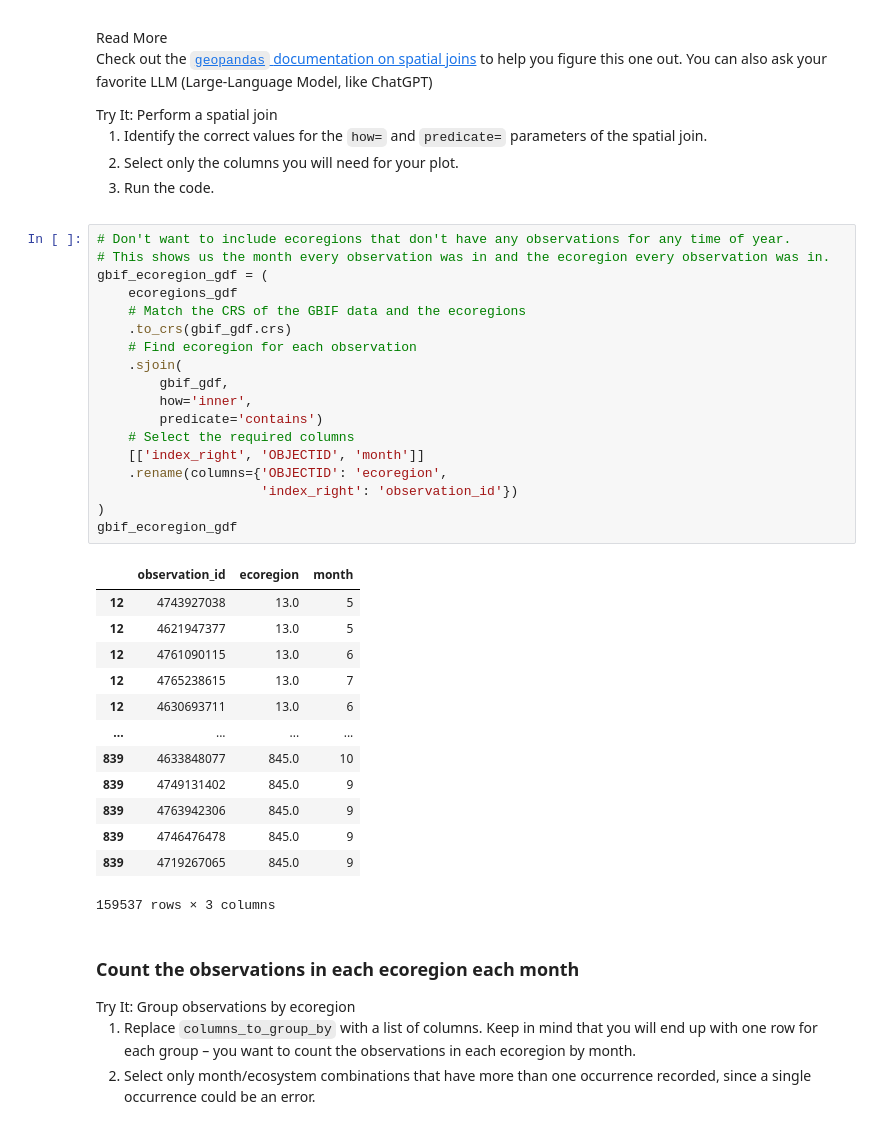
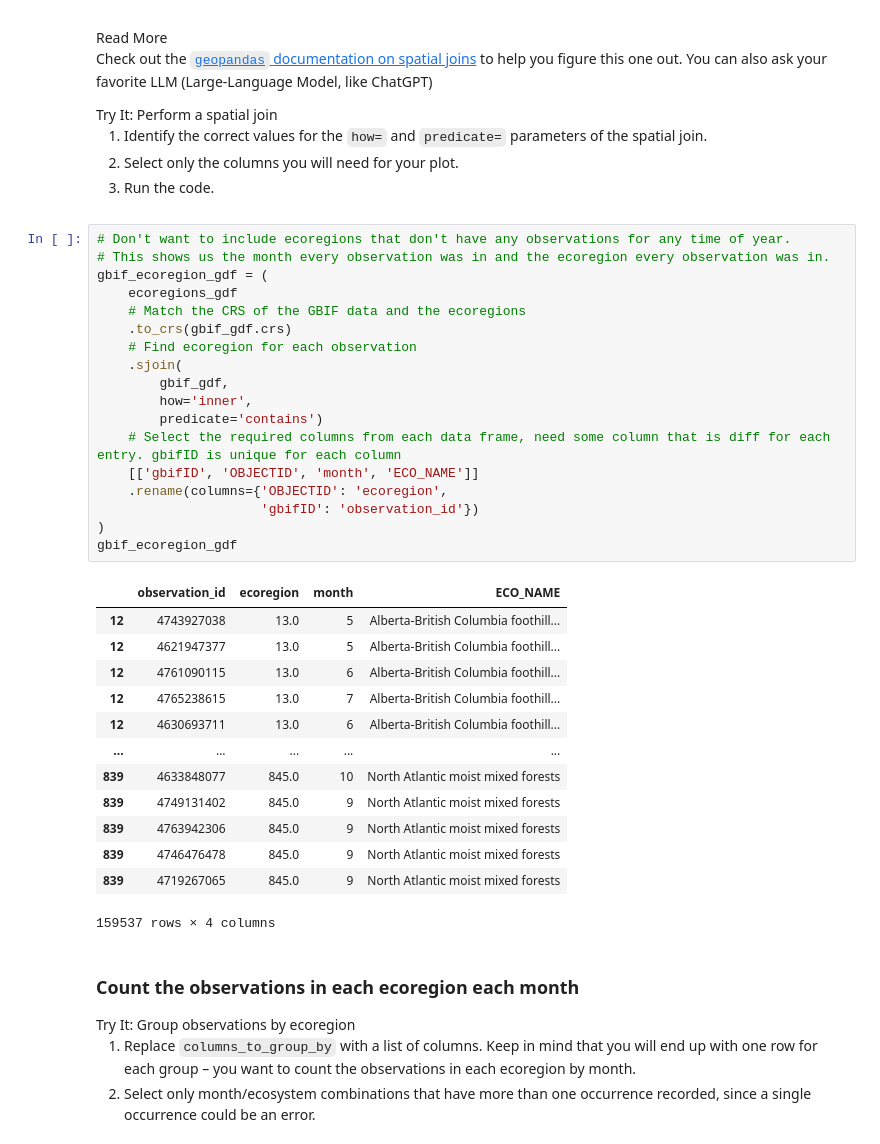
Before and after one commit to earthlab-education/species-distribution-coding-challenge-hanried, a Jupyter notebook: notebooks/02_species_distribution_normalize.ipynb, the cells around one changed output. Saved outputs shown, nothing was run; the diff lists cells and outputs as text.

Commit message:
updated gbif_ecoregion_gdf columns in notebook 02

```diff
--- a/notebooks/02_species_distribution_normalize.ipynb
+++ b/notebooks/02_species_distribution_normalize.ipynb
@@ -35,35 +35,35 @@ can also ask your favorite LLM (Large-Language Model, like ChatGPT)</p></div></d
 # %%
 # Don't want to include ecoregions that don't have any observations for any time of year.
 # This shows us the month every observation was in and the ecoregion every observation was in.
 gbif_ecoregion_gdf = (
     ecoregions_gdf
     # Match the CRS of the GBIF data and the ecoregions
     .to_crs(gbif_gdf.crs)
     # Find ecoregion for each observation
     .sjoin(
         gbif_gdf,
         how='inner',
         predicate='contains')
-    # Select the required columns
-    [['index_right', 'OBJECTID', 'month']]
+    # Select the required columns from each data frame, need some column that is diff for each entry. gbifID is unique for each column
+    [['gbifID', 'OBJECTID', 'month', 'ECO_NAME']]
     .rename(columns={'OBJECTID': 'ecoregion',
-                     'index_right': 'observation_id'})
+                     'gbifID': 'observation_id'})
 )
 gbif_ecoregion_gdf
 # %% [output]
-|  | observation_id | ecoregion | month |
-| 12 | 4743927038 | 13.0 | 5 |
-| 12 | 4621947377 | 13.0 | 5 |
-| 12 | 4761090115 | 13.0 | 6 |
-| 12 | 4765238615 | 13.0 | 7 |
-| 12 | 4630693711 | 13.0 | 6 |
-| ... | ... | ... | ... |
-| 839 | 4633848077 | 845.0 | 10 |
-| 839 | 4749131402 | 845.0 | 9 |
-| 839 | 4763942306 | 845.0 | 9 |
-| 839 | 4746476478 | 845.0 | 9 |
-| 839 | 4719267065 | 845.0 | 9 |
+|  | observation_id | ecoregion | month | ECO_NAME |
+| 12 | 4743927038 | 13.0 | 5 | Alberta-British Columbia foothill... |
+| 12 | 4621947377 | 13.0 | 5 | Alberta-British Columbia foothill... |
+| 12 | 4761090115 | 13.0 | 6 | Alberta-British Columbia foothill... |
+| 12 | 4765238615 | 13.0 | 7 | Alberta-British Columbia foothill... |
+| 12 | 4630693711 | 13.0 | 6 | Alberta-British Columbia foothill... |
+| ... | ... | ... | ... | ... |
+| 839 | 4633848077 | 845.0 | 10 | North Atlantic moist mixed forests |
+| 839 | 4749131402 | 845.0 | 9 | North Atlantic moist mixed forests |
+| 839 | 4763942306 | 845.0 | 9 | North Atlantic moist mixed forests |
+| 839 | 4746476478 | 845.0 | 9 | North Atlantic moist mixed forests |
+| 839 | 4719267065 | 845.0 | 9 | North Atlantic moist mixed forests |
-159537 rows × 3 columns
+159537 rows × 4 columns
 # %% [markdown]
 ### Count the observations in each ecoregion each month
 
```
Also changed, not shown: parts of 1 cell of this notebook, 1 other file.
